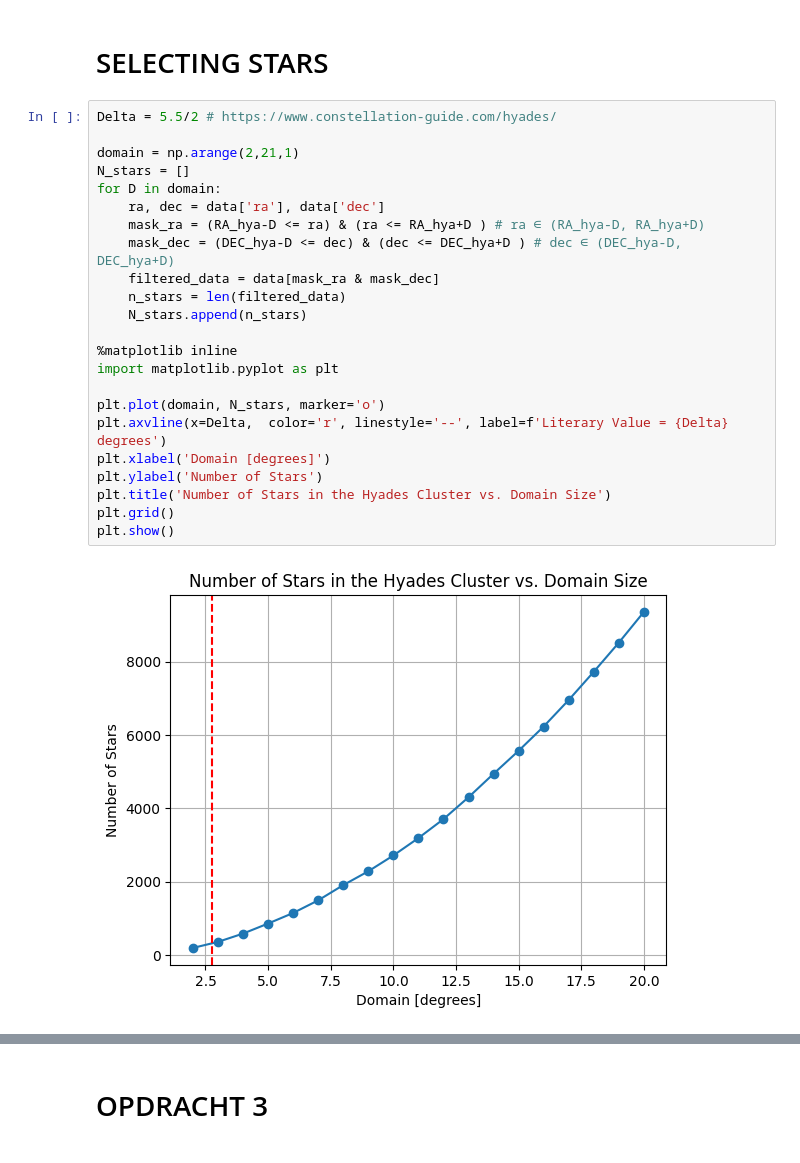
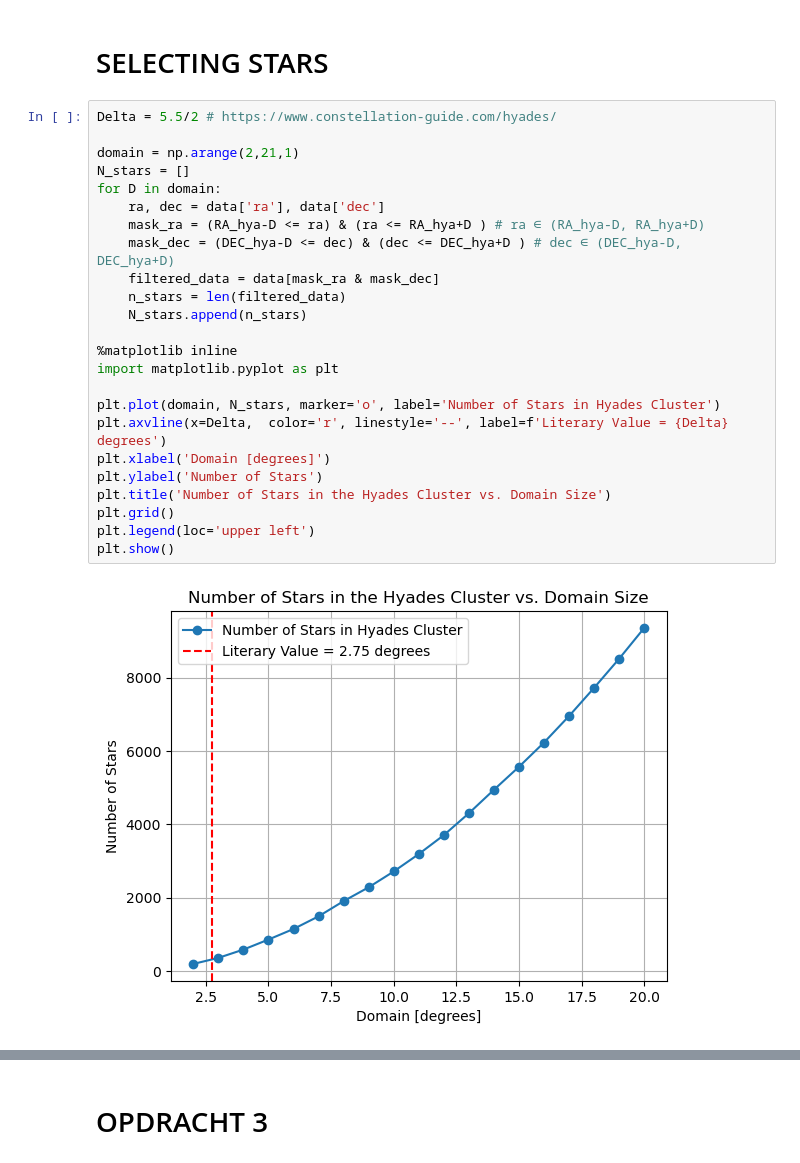
Before and after one commit to TheCaspeer/Universiteit-Leiden, a Jupyter notebook: year1_semester2/Praktische_Sterrenkunde/Opdracht4/hyades.ipynb, the cells around one changed output, grey strips where cells are left out. Drawn from its saved outputs; the diff is of its cells as text.

```diff
--- a/year1_semester2/Praktische_Sterrenkunde/Opdracht4/hyades.ipynb
+++ b/year1_semester2/Praktische_Sterrenkunde/Opdracht4/hyades.ipynb
@@ -20,28 +20,29 @@ DEC_hya = 16 + 46/60 + 43/3600
 # %%
 Delta = 5.5/2 # https://www.constellation-guide.com/hyades/
 
 domain = np.arange(2,21,1)
 N_stars = []
 for D in domain:
     ra, dec = data['ra'], data['dec']
     mask_ra = (RA_hya-D <= ra) & (ra <= RA_hya+D ) # ra ∈ (RA_hya-D, RA_hya+D)
     mask_dec = (DEC_hya-D <= dec) & (dec <= DEC_hya+D ) # dec ∈ (DEC_hya-D, DEC_hya+D)
     filtered_data = data[mask_ra & mask_dec]
     n_stars = len(filtered_data)
     N_stars.append(n_stars)
 
 %matplotlib inline
 import matplotlib.pyplot as plt
 
-plt.plot(domain, N_stars, marker='o')
+plt.plot(domain, N_stars, marker='o', label='Number of Stars in Hyades Cluster')
 plt.axvline(x=Delta,  color='r', linestyle='--', label=f'Literary Value = {Delta} degrees')
 plt.xlabel('Domain [degrees]')
 plt.ylabel('Number of Stars')
 plt.title('Number of Stars in the Hyades Cluster vs. Domain Size')
 plt.grid()
+plt.legend(loc='upper left')
 plt.show()
 # %% [output]
-[figure, old version]
+[figure, new version]
 # %%
 
 
```
Also changed, not shown: parts of 3 cells of this notebook.
